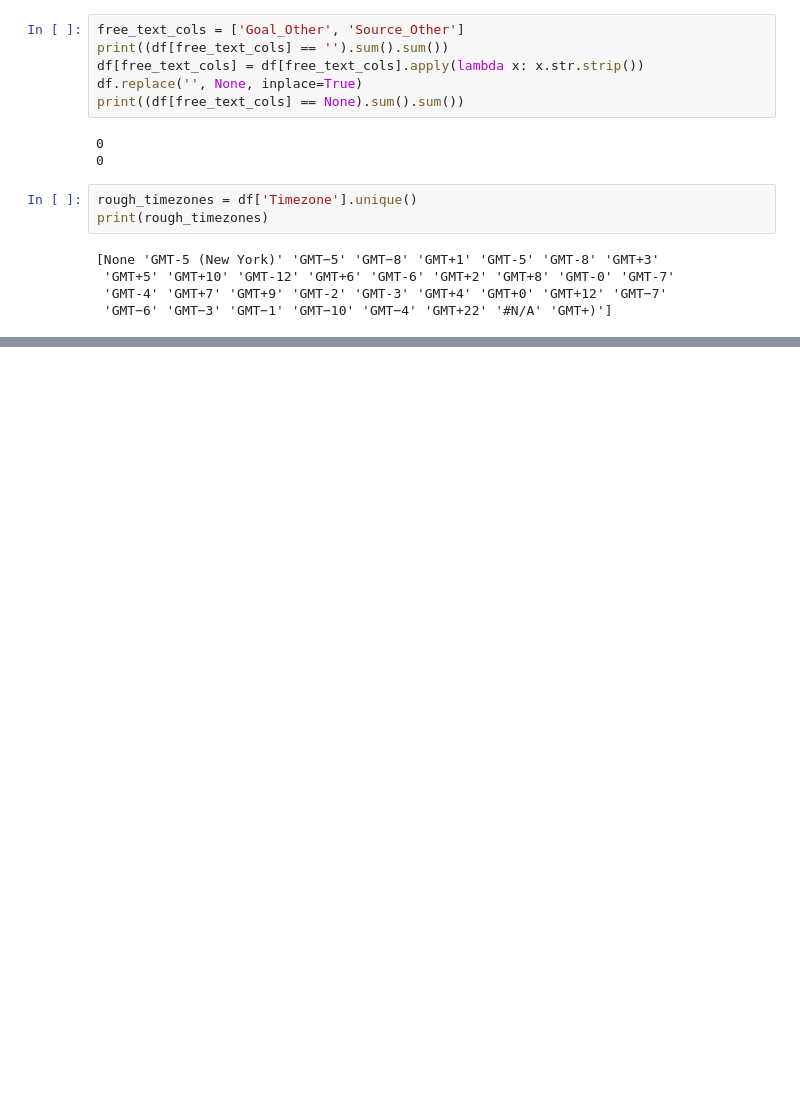
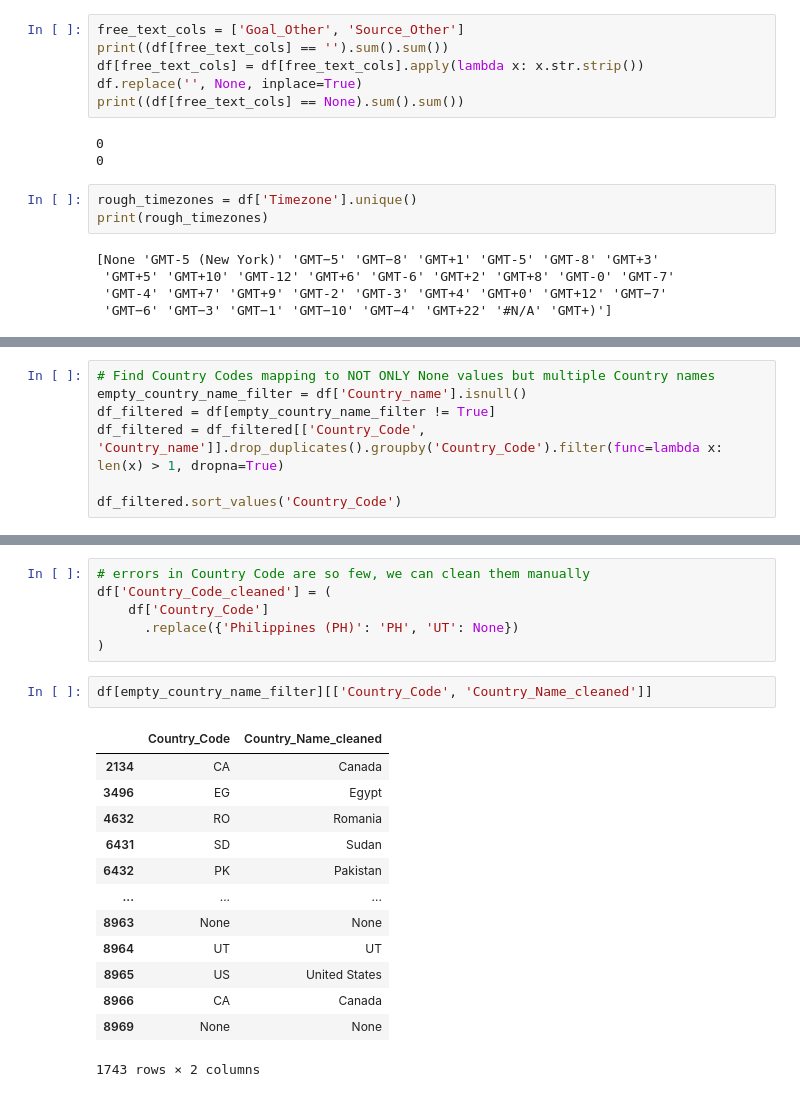
Before and after one commit to chingu-voyages/V58-tier3-team-37, a Jupyter notebook: data_cleaning/cleaning_chingu_demographics.ipynb, the cells around one changed output, grey strips where cells are left out. Drawn from its saved outputs; the diff is of its cells as text; blank space fills up the shorter version.

```diff
--- a/data_cleaning/cleaning_chingu_demographics.ipynb
+++ b/data_cleaning/cleaning_chingu_demographics.ipynb
@@ -225,0 +342,7 @@ print(rough_timezones)
+# %%
+# Find Country Codes mapping to NOT ONLY None values but multiple Country names
+empty_country_name_filter = df['Country_name'].isnull()
+df_filtered = df[empty_country_name_filter != True]
+df_filtered = df_filtered[['Country_Code', 'Country_name']].drop_duplicates().groupby('Country_Code').filter(func=lambda x: len(x) > 1, dropna=True)
+
+df_filtered.sort_values('Country_Code')
@@ -225,0 +416,22 @@ print(rough_timezones)
+# %%
+# errors in Country Code are so few, we can clean them manually
+df['Country_Code_cleaned'] = (
+    df['Country_Code']
+      .replace({'Philippines (PH)': 'PH', 'UT': None})
+)
+# %%
+df[empty_country_name_filter][['Country_Code', 'Country_Name_cleaned']]
+# %% [output]
+|  | Country_Code | Country_Name_cleaned |
+| 2134 | CA | Canada |
+| 3496 | EG | Egypt |
+| 4632 | RO | Romania |
+| 6431 | SD | Sudan |
+| 6432 | PK | Pakistan |
+| ... | ... | ... |
+| 8963 | None | None |
+| 8964 | UT | UT |
+| 8965 | US | United States |
+| 8966 | CA | Canada |
+| 8969 | None | None |
+1743 rows × 2 columns
```
Also changed, not shown: parts of 15 cells of this notebook, 1 other file.
